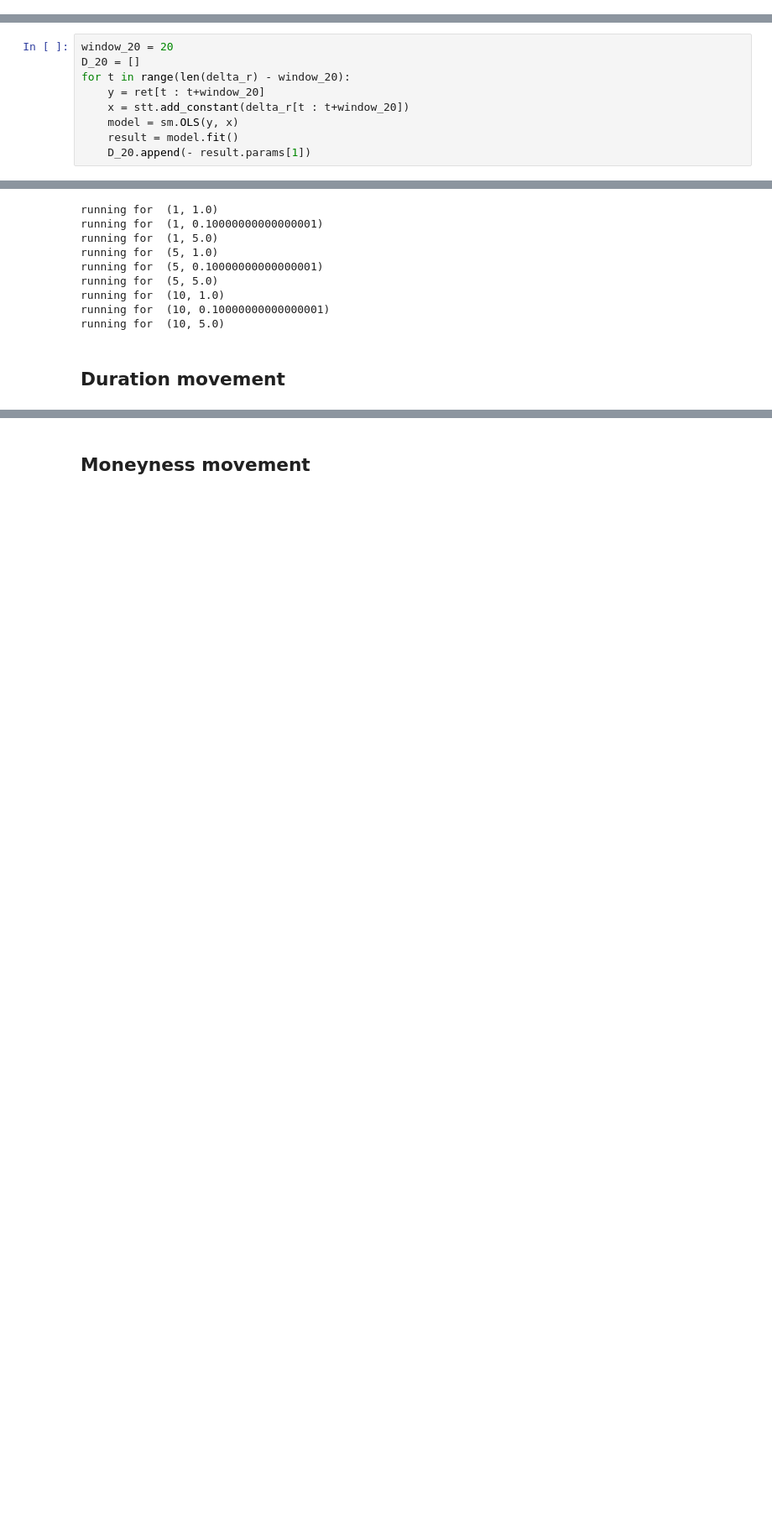
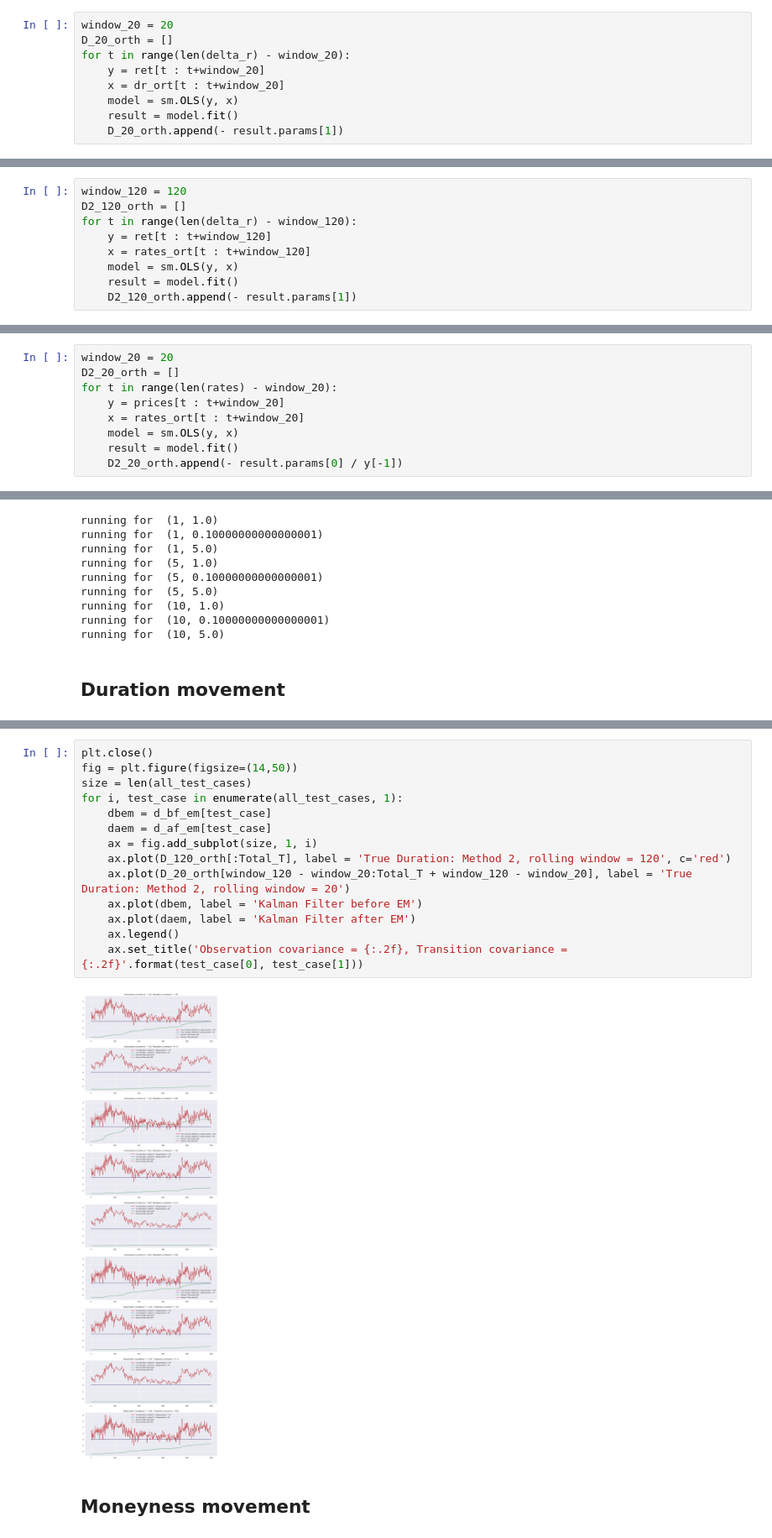
Before and after one commit to JerryDeveloper/MBSEmpiricalDuration, a Jupyter notebook: Week 13 - duration and moneyness.ipynb, the cells around one changed output, grey strips where cells are left out. Shown at 84% size. Saved outputs shown, nothing was run; the diff lists cells and outputs as text; blank space fills up the shorter version.

Commit message:
Adding orthognal base on duration

```diff
--- a/Week 13 - duration and moneyness.ipynb
+++ b/Week 13 - duration and moneyness.ipynb
@@ -88,0 +149,9 @@ for t in range(len(delta_r) - window_120):
+# %%
+window_20 = 20
+D_20_orth = []
+for t in range(len(delta_r) - window_20):
+    y = ret[t : t+window_20]
+    x = dr_ort[t : t+window_20]
+    model = sm.OLS(y, x)
+    result = model.fit()
+    D_20_orth.append(- result.params[1])
@@ -96,11 +168,11 @@ for t in range(len(rates) - window_120):
     result = model.fit()
     D2_120.append(- result.params[0] / y[-1])
 # %%
-window_20 = 20
-D_20 = []
-for t in range(len(delta_r) - window_20):
-    y = ret[t : t+window_20]
-    x = stt.add_constant(delta_r[t : t+window_20])
+window_120 = 120
+D2_120_orth = []
+for t in range(len(delta_r) - window_120):
+    y = ret[t : t+window_120]
+    x = rates_ort[t : t+window_120]
     model = sm.OLS(y, x)
     result = model.fit()
-    D_20.append(- result.params[1])
+    D2_120_orth.append(- result.params[1])
@@ -113,6 +187,15 @@ for t in range(len(rates) - window_20):
     model = sm.OLS(y, np.vstack((x, np.ones(len(x)))).T)
     result = model.fit()
     D2_20.append(- result.params[0] / y[-1])
+# %%
+window_20 = 20
+D2_20_orth = []
+for t in range(len(rates) - window_20):
+    y = prices[t : t+window_20]
+    x = rates_ort[t : t+window_20]
+    model = sm.OLS(y, x)
+    result = model.fit()
+    D2_20_orth.append(- result.params[0] / y[-1])
 # %%
 fig = plt.figure(figsize = (12, 8))
 ax = fig.add_subplot(111)
@@ -238,3 +323,19 @@ for i, test_case in enumerate(all_test_cases, 1):
+# %%
+plt.close()
+fig = plt.figure(figsize=(14,50))
+size = len(all_test_cases)
+for i, test_case in enumerate(all_test_cases, 1):
+    dbem = d_bf_em[test_case]
+    daem = d_af_em[test_case]
+    ax = fig.add_subplot(size, 1, i)
+    ax.plot(D_120_orth[:Total_T], label = 'True Duration: Method 2, rolling window = 120', c='red')
+    ax.plot(D_20_orth[window_120 - window_20:Total_T + window_120 - window_20], label = 'True Duration: Method 2, rolling window = 20')
+    ax.plot(dbem, label = 'Kalman Filter before EM')
+    ax.plot(daem, label = 'Kalman Filter after EM')
+    ax.legend()
+    ax.set_title('Observation covariance = {:.2f}, Transition covariance = {:.2f}'.format(test_case[0], test_case[1]))
+# %% [output]
+[figure, added]
 # %% [markdown]
 ## Moneyness movement
 # %%
```
Also changed, not shown: parts of 14 cells of this notebook.
